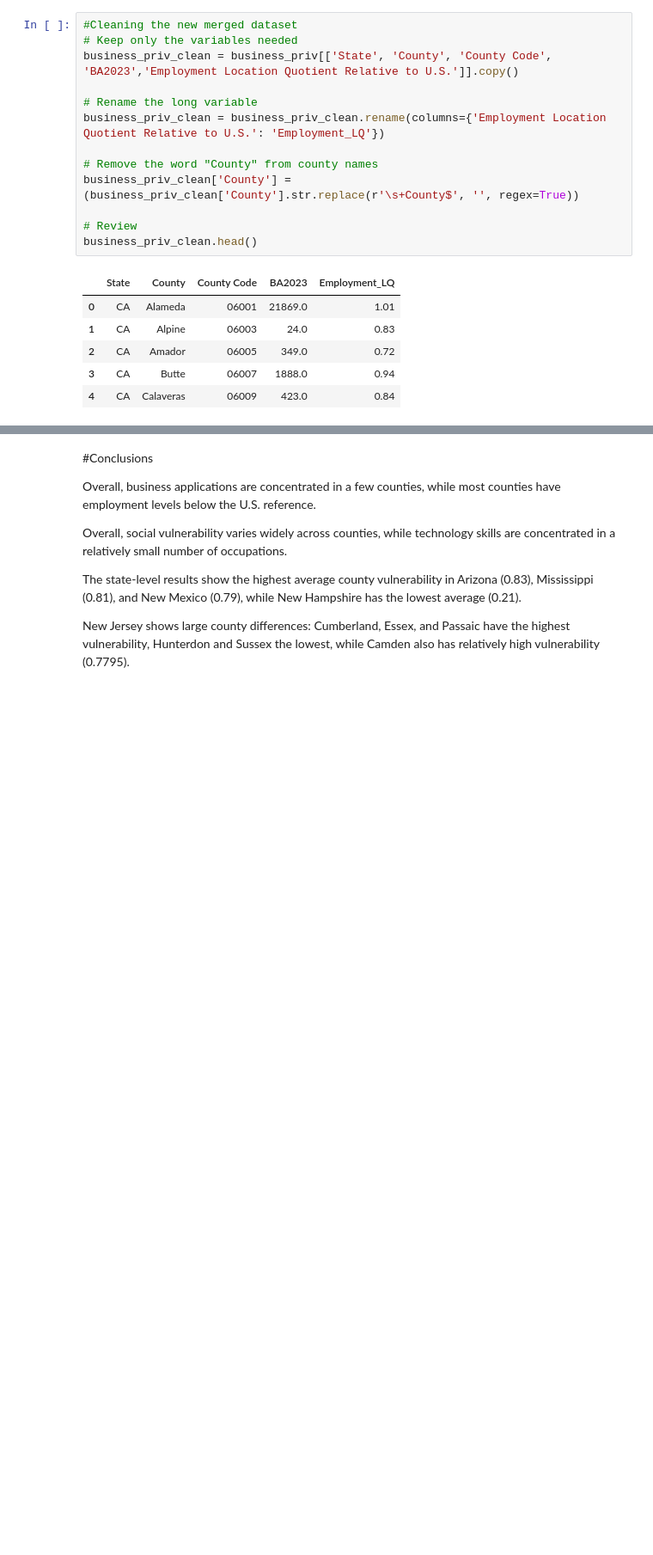
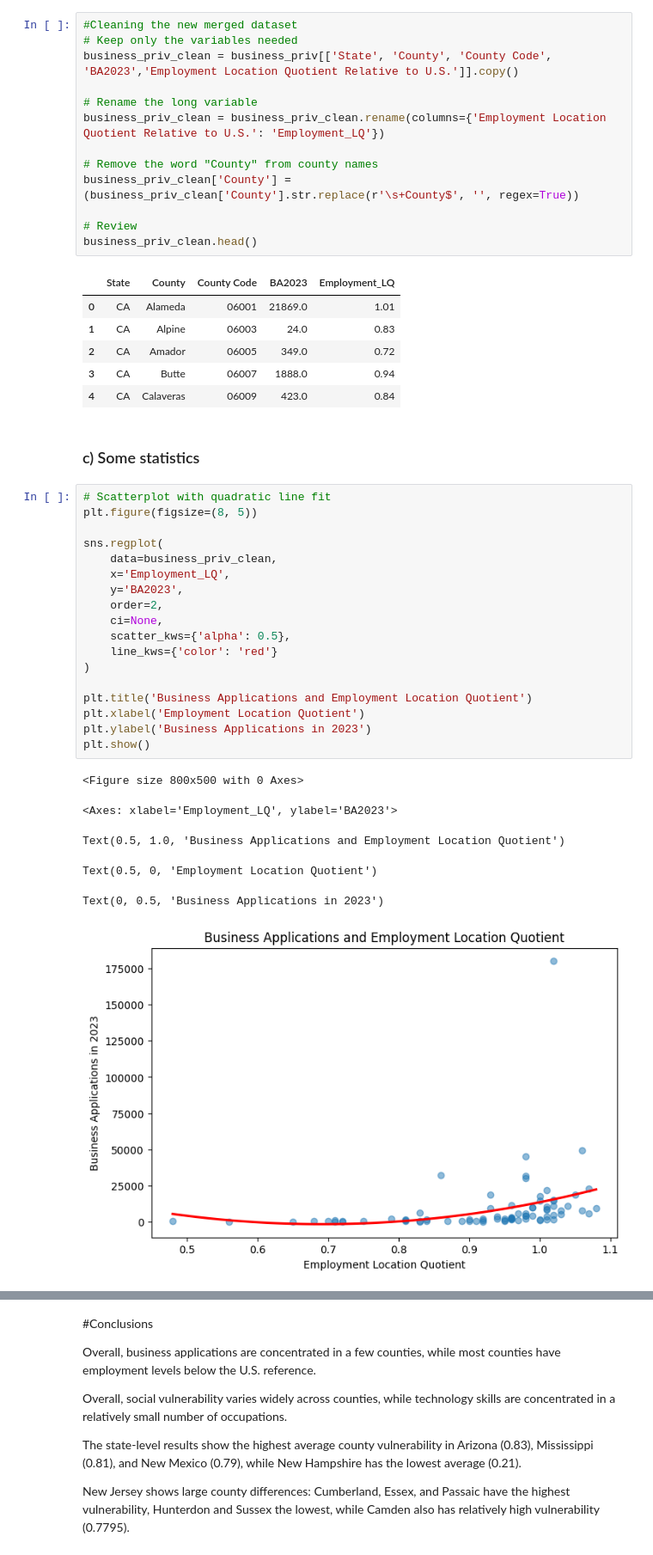
Before and after one commit to shirleyrutgers/DataManPy, a Jupyter notebook: ps2dataman.ipynb, the cells around one changed output, grey strips where cells are left out. Shown at 86% size. Cells and saved outputs as stored; diff of their text form; blank space fills up the shorter version.

```diff
--- a/ps2dataman.ipynb
+++ b/ps2dataman.ipynb
@@ -1398,3 +1400,30 @@ business_priv_clean.head()
 | 2 | CA | Amador | 06005 | 349.0 | 0.72 |
 | 3 | CA | Butte | 06007 | 1888.0 | 0.94 |
 | 4 | CA | Calaveras | 06009 | 423.0 | 0.84 |
+# %% [markdown]
+### c) Some statistics
+# %%
+# Scatterplot with quadratic line fit
+plt.figure(figsize=(8, 5))
+
+sns.regplot(
+    data=business_priv_clean,
+    x='Employment_LQ',
+    y='BA2023',
+    order=2,
+    ci=None,
+    scatter_kws={'alpha': 0.5},
+    line_kws={'color': 'red'}
+)
+
+plt.title('Business Applications and Employment Location Quotient')
+plt.xlabel('Employment Location Quotient')
+plt.ylabel('Business Applications in 2023')
+plt.show()
+# %% [output]
+<Figure size 800x500 with 0 Axes>
+<Axes: xlabel='Employment_LQ', ylabel='BA2023'>
+Text(0.5, 1.0, 'Business Applications and Employment Location Quotient')
+Text(0.5, 0, 'Employment Location Quotient')
+Text(0, 0.5, 'Business Applications in 2023')
+[figure, added]
```
Also changed, not shown: parts of 2 cells of this notebook.
